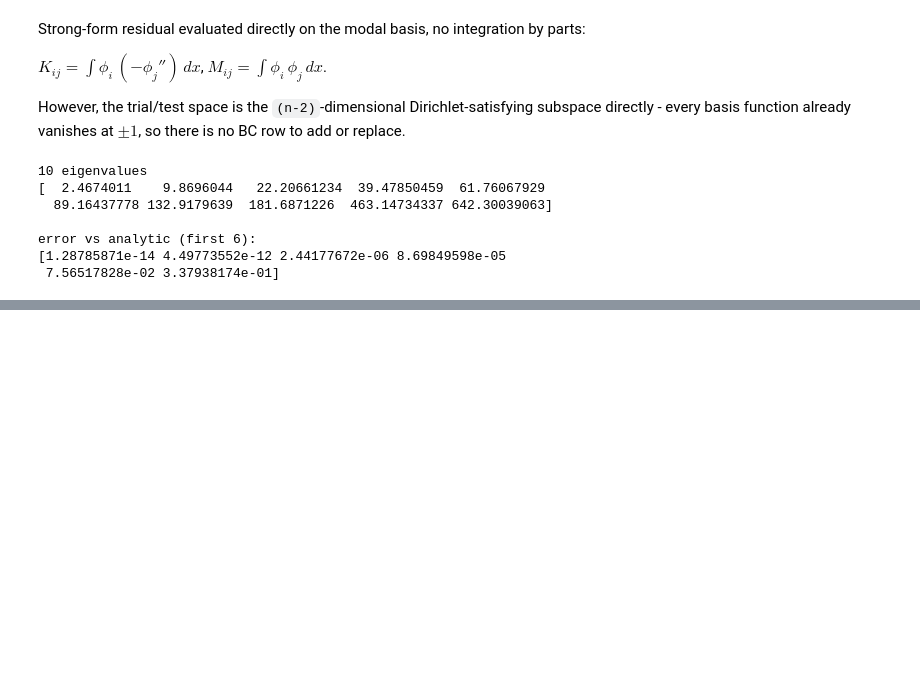
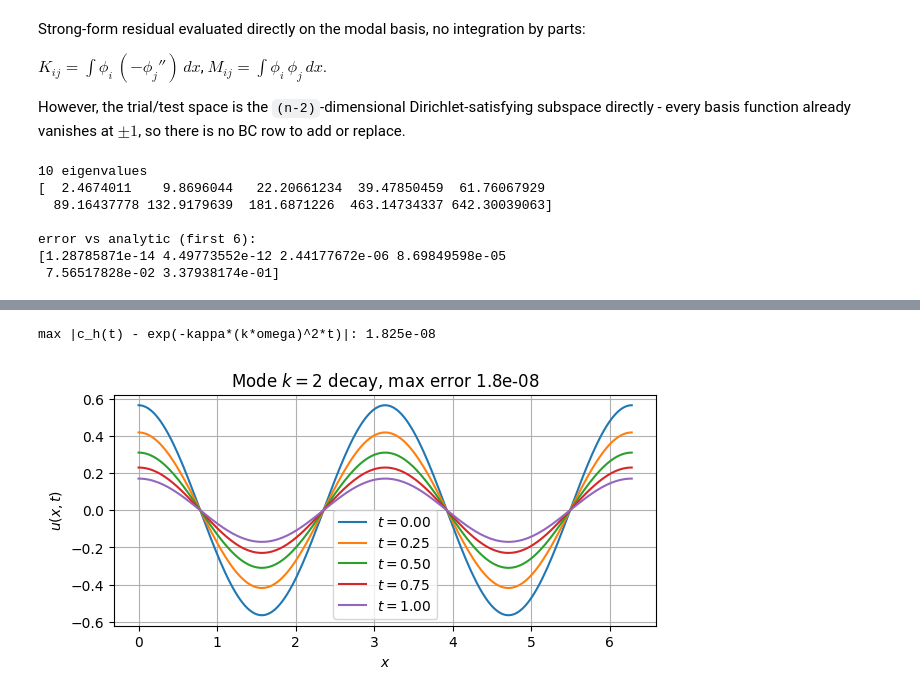
Before and after one commit to PineTreeLabs/archimedes, a Jupyter notebook: docs/source/tutorials/approximation/pde.ipynb, the cells around one changed output, grey strips where cells are left out. Cells and saved outputs as stored; diff of their text form; code cells hidden in the pictures; blank space fills up the shorter version.

```diff
--- a/docs/source/tutorials/approximation/pde.ipynb
+++ b/docs/source/tutorials/approximation/pde.ipynb
@@ -330,0 +413,51 @@ error vs analytic (first 6):
+# %%
+n_basis_e = 7
+a_e, b_e = 0.0, 2 * np.pi
+kappa = 0.3
+k_mode = 2  # which cos(k*theta) mode to seed
+
+space_e = FunctionSpace.fourier(n_basis_e, a=a_e, b=b_e, kind="full")
+
+Phi = space_e.basis_matrix()
+dPhi = space_e.basis_matrix(deriv=1)
+M_e = Phi.T @ Phi  # mass matrix, int phi_i phi_j dtheta
+K_e = dPhi.T @ dPhi  # stiffness matrix, int phi'_i phi'_j dtheta
+
+
+def rhs_e(t, c):
+    return np.linalg.solve(M_e, -kappa * (K_e @ c))
+
+
+mode_idx = 2 * k_mode - 1  # "full" ordering: [1, cos1, sin1, cos2, sin2, ...]
+c0_e = np.zeros(n_basis_e)
+c0_e[mode_idx] = 1.0
+
+t_span_e = (0.0, 1.0)
+t_eval_e = np.linspace(*t_span_e, 5)
+c_sol_e = arc.odeint(
+    rhs_e, t_span_e, c0_e, t_eval=t_eval_e, atol=1e-10, rtol=1e-9
+)
+u_sol_e = space_e.function(c_sol_e)
+
+scale_e = (b_e - a_e) / 2
+omega_e = np.pi / scale_e
+decay_e = np.exp(-kappa * (k_mode * omega_e) ** 2 * t_eval_e)
+err_e = np.max(np.abs(c_sol_e[mode_idx] - decay_e))
+print(f"max |c_h(t) - exp(-kappa*(k*omega)^2*t)|: {err_e:.3e}")
+# %% [output]
+max |c_h(t) - exp(-kappa*(k*omega)^2*t)|: 1.825e-08
+# %%
+x_plot_e = np.linspace(a_e, b_e, 200)
+u_vals_e = u_sol_e(x_plot_e)
+
+fig, ax = plt.subplots(1, 1, figsize=(7, 3))
+for i, t in enumerate(t_eval_e):
+    ax.plot(x_plot_e, u_vals_e[:, i], label=f"$t={t:.2f}$")
+ax.set_xlabel("$x$")
+ax.set_ylabel("$u(x, t)$")
+ax.set_title(f"Mode $k={k_mode}$ decay, max error {err_e:.1e}")
+ax.legend()
+ax.grid()
+plt.show()
+# %% [output]
+[figure, added]
```
Also changed, not shown: parts of 8 cells of this notebook, 3 other files.
